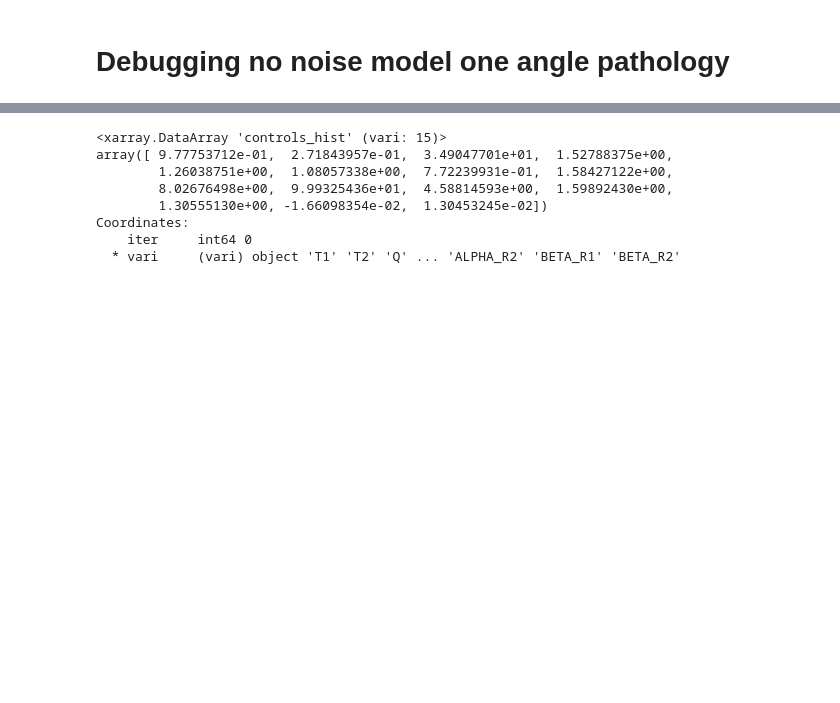
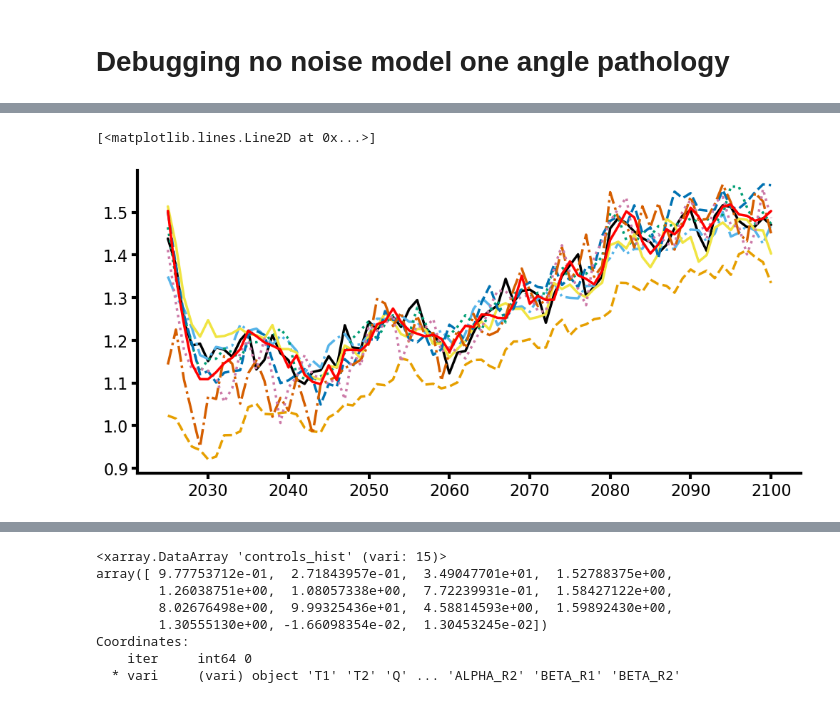
Before and after one commit to adam-bauer-34/learning_sai, a Jupyter notebook: analysis/notebooks/debugging.ipynb, the cells around one changed output, grey strips where cells are left out. Saved outputs shown, nothing was run; the diff lists cells and outputs as text; code cells hidden in the pictures; blank space fills up the shorter version.

```diff
--- a/analysis/notebooks/debugging.ipynb
+++ b/analysis/notebooks/debugging.ipynb
@@ -39,0 +71,8 @@ ds_15 = dt_15['2025'].ds
+# %%
+for i in range(8):
+    plt.plot(ds.time, ds.data_final.sel(vari='T1').isel(ens_mem=i))
+
+plt.plot(ds.time, ds.obs.sel(obs_var='T1'), color='r', linestyle='solid')
+# %% [output]
+[<matplotlib.lines.Line2D at 0x...>]
+[figure, added]
```
Also changed, not shown: parts of 11 cells of this notebook, 29 other files.
